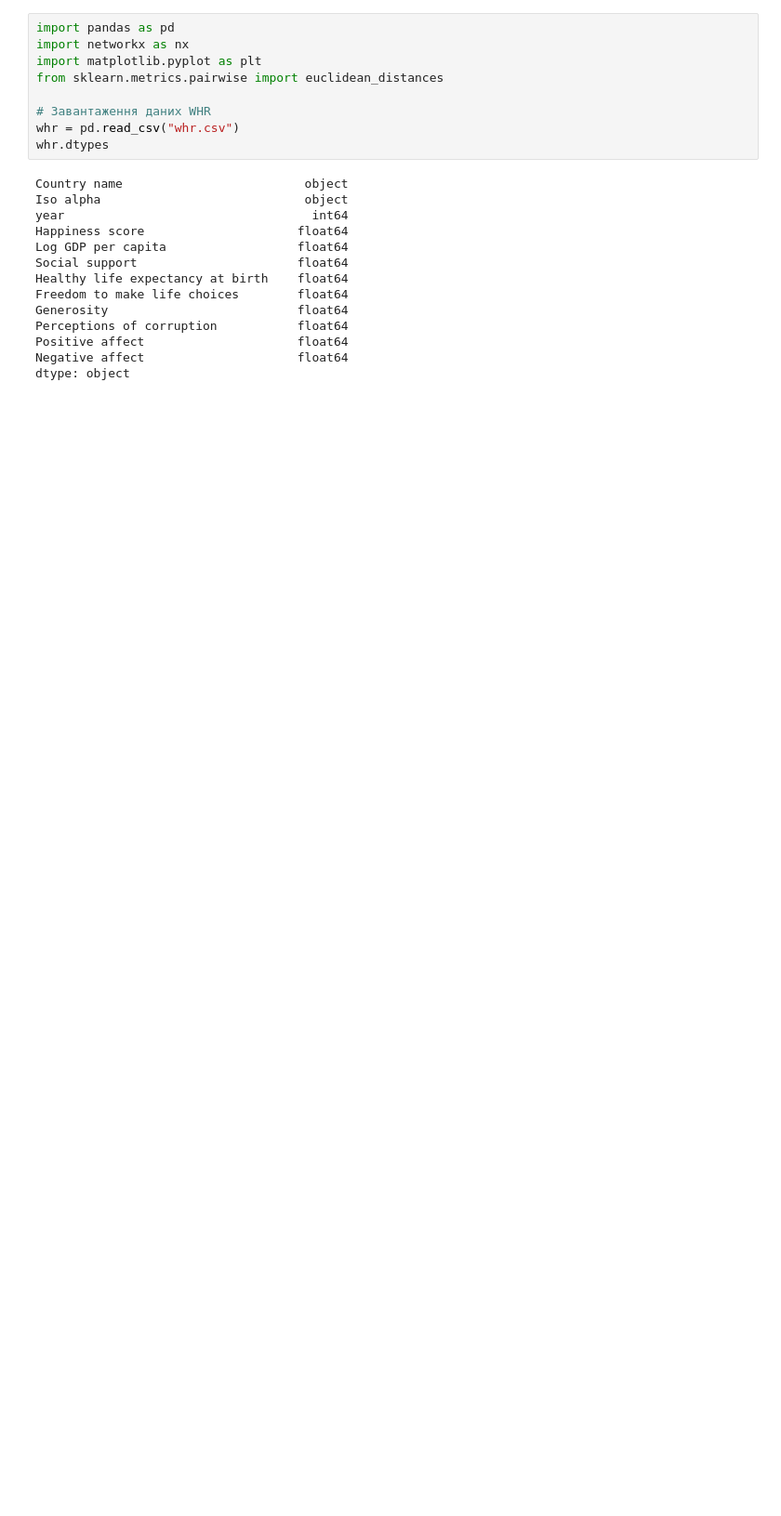
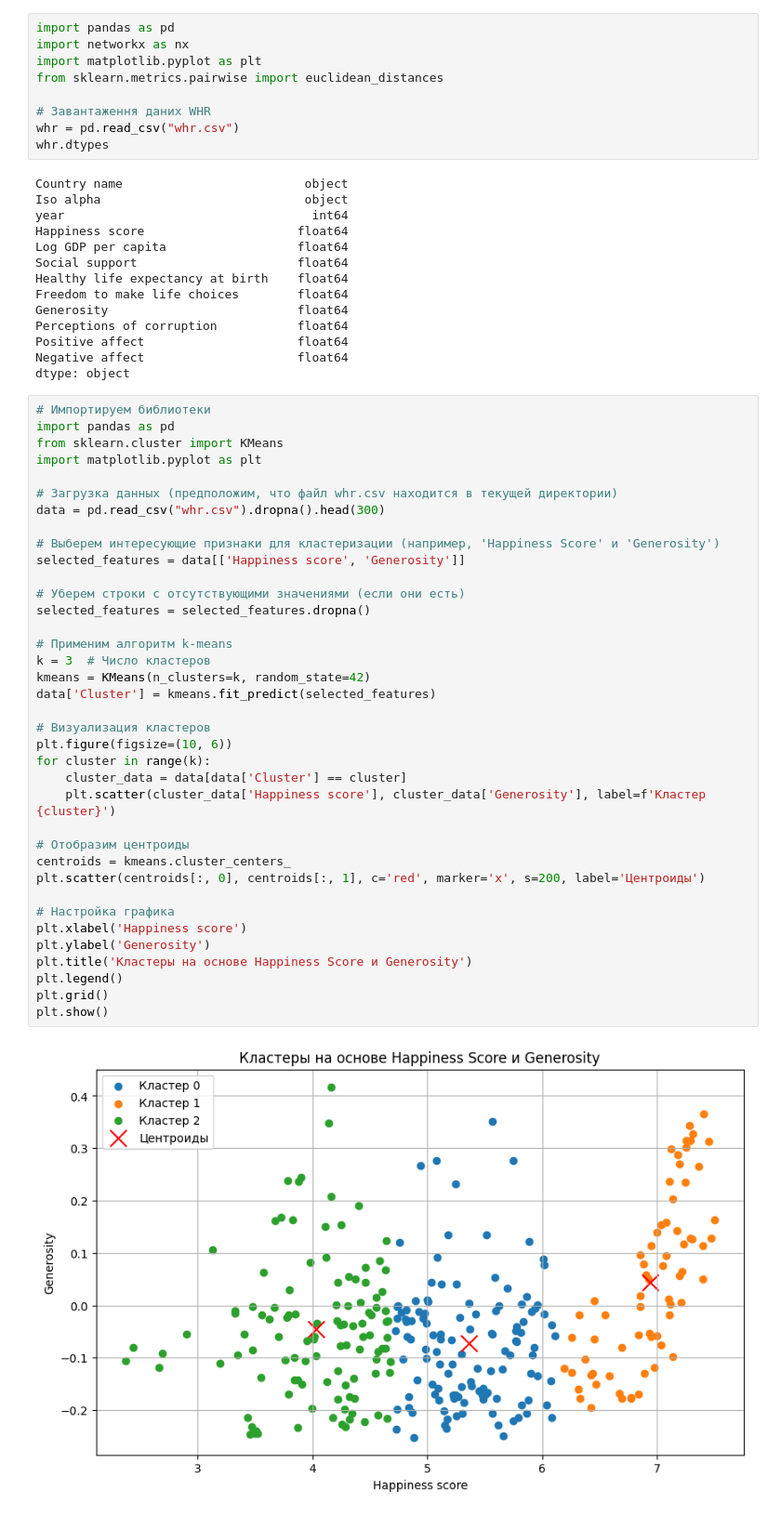
Before and after one commit to MaximKucheriaviy/labNUFT, a Jupyter notebook: VBA/lab8/lab8.ipynb, the cells around one changed output. Shown: that part at 93% size. Drawn from its saved outputs; the diff is of its cells as text; blank space fills up the shorter version.

Commit message:
k mean ready

```diff
--- a/VBA/lab8/lab8.ipynb
+++ b/VBA/lab8/lab8.ipynb
@@ -159,3 +159,42 @@ Perceptions of corruption           float64
 Positive affect                     float64
 Negative affect                     float64
 dtype: object
+# %%
+# Импортируем библиотеки
+import pandas as pd
+from sklearn.cluster import KMeans
+import matplotlib.pyplot as plt
+
+# Загрузка данных (предположим, что файл whr.csv находится в текущей директории)
+data = pd.read_csv("whr.csv").dropna().head(300)
+
+# Выберем интересующие признаки для кластеризации (например, 'Happiness Score' и 'Generosity')
+selected_features = data[['Happiness score', 'Generosity']]
+
+# Уберем строки с отсутствующими значениями (если они есть)
+selected_features = selected_features.dropna()
+
+# Применим алгоритм k-means
+k = 3  # Число кластеров
+kmeans = KMeans(n_clusters=k, random_state=42)
+data['Cluster'] = kmeans.fit_predict(selected_features)
+
+# Визуализация кластеров
+plt.figure(figsize=(10, 6))
+for cluster in range(k):
+    cluster_data = data[data['Cluster'] == cluster]
+    plt.scatter(cluster_data['Happiness score'], cluster_data['Generosity'], label=f'Кластер {cluster}')
+
+# Отобразим центроиды
+centroids = kmeans.cluster_centers_
+plt.scatter(centroids[:, 0], centroids[:, 1], c='red', marker='x', s=200, label='Центроиды')
+
+# Настройка графика
+plt.xlabel('Happiness score')
+plt.ylabel('Generosity')
+plt.title('Кластеры на основе Happiness Score и Generosity')
+plt.legend()
+plt.grid()
+plt.show()
+# %% [output]
+[figure, added]
```
